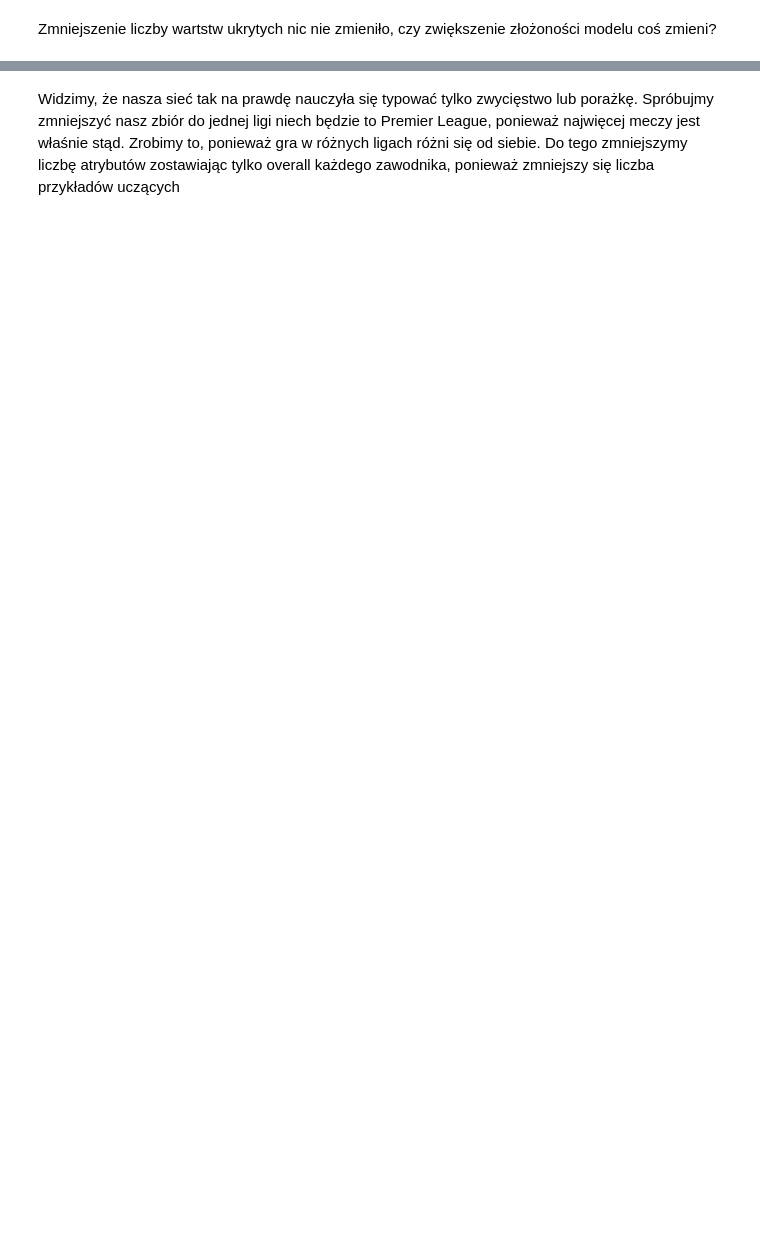
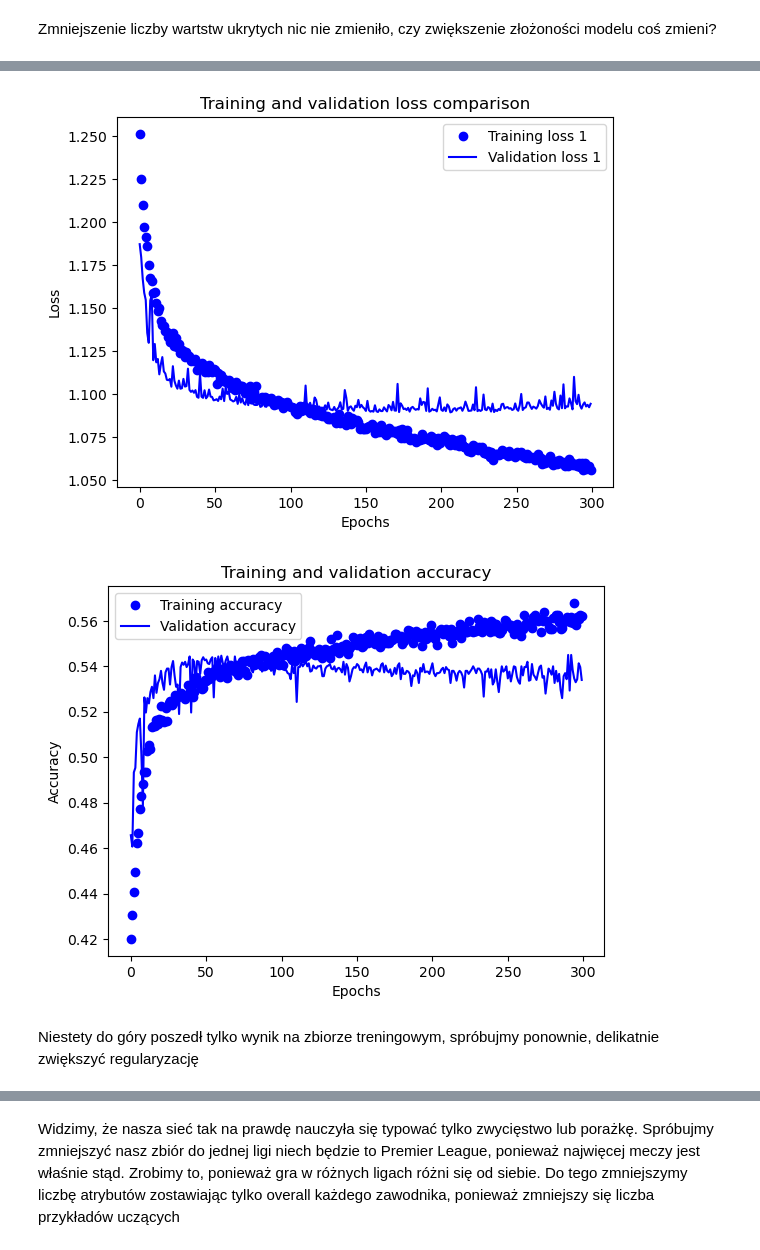
Before and after one commit to Aleksander2a/neural-networks-project, a Jupyter notebook: neural_networks/Football match result prediction.ipynb, the cells around one changed output, grey strips where cells are left out. Drawn from its saved outputs; the diff is of its cells as text; code cells hidden in the pictures; blank space fills up the shorter version.

```diff
--- a/neural_networks/Football match result prediction.ipynb
+++ b/neural_networks/Football match result prediction.ipynb
@@ -748,0 +834,29 @@ test_loss, test_acc = model1.evaluate(X_test, y_test)
+# %%
+model1 = models.Sequential()
+model1.add(layers.Dense(512, activation='elu', input_shape=(len(df.columns.values) - 3,), kernel_regularizer=regularizers.L2(0.0001)))
+model1.add(layers.Dropout(0.1))
+model1.add(layers.Dense(256, activation='elu', kernel_regularizer=regularizers.L2(0.0001)))
+model1.add(layers.Dropout(0.1))
+model1.add(layers.Dense(128, activation='elu', kernel_regularizer=regularizers.L2(0.0001)))
+model1.add(layers.Dropout(0.1))
+model1.add(layers.Dense(64, activation='elu', kernel_regularizer=regularizers.L2(0.0001)))
+model1.add(layers.Dropout(0.1))
+model1.add(layers.Dense(32, activation='elu', kernel_regularizer=regularizers.L2(0.0001)))
+model1.add(layers.Dropout(0.1))
+model1.add(layers.Dense(16, activation='elu', kernel_regularizer=regularizers.L2(0.0001)))
+model1.add(layers.Dropout(0.1))
+model1.add(layers.Dense(8, activation='elu', kernel_regularizer=regularizers.L2(0.0001)))
+model1.add(layers.Dropout(0.1))
+model1.add(layers.Dense(4, activation='elu'))
+model1.add(layers.Dense(3, activation='softmax'))
+
+model1.summary()
+
+opt = keras.optimizers.Nadam(learning_rate=0.00001)
+model1.compile(optimizer=opt,
+                loss='categorical_crossentropy',
+                metrics=['accuracy'])
+
+epochs = 300        # the number of training epochs
+batch_size = 128  # the size of mini-batches used for training the network in one step
+history1 = model1.fit(X_train, y_train, epochs = epochs, batch_size = batch_size, validation_data=(X_val, y_val))
@@ -748,0 +881,14 @@ test_loss, test_acc = model1.evaluate(X_test, y_test)
+# %%
+history1_dict = history1.history
+loss1 = history1_dict['loss']
+val_loss1 = history1_dict['val_loss']
+acc1 = history1_dict['accuracy']
+val_acc1 = history1_dict['val_accuracy']
+
+PlotLossComparison(loss1, val_loss1)
+PlotAccuracyComparison(acc1, val_acc1)
+# %% [output]
+[figure, added]
+[figure, added]
+# %% [markdown]
+Niestety do góry poszedł tylko wynik na zbiorze treningowym, spróbujmy ponownie, delikatnie zwiększyć regularyzację
```
Also changed, not shown: parts of 41 cells of this notebook.
